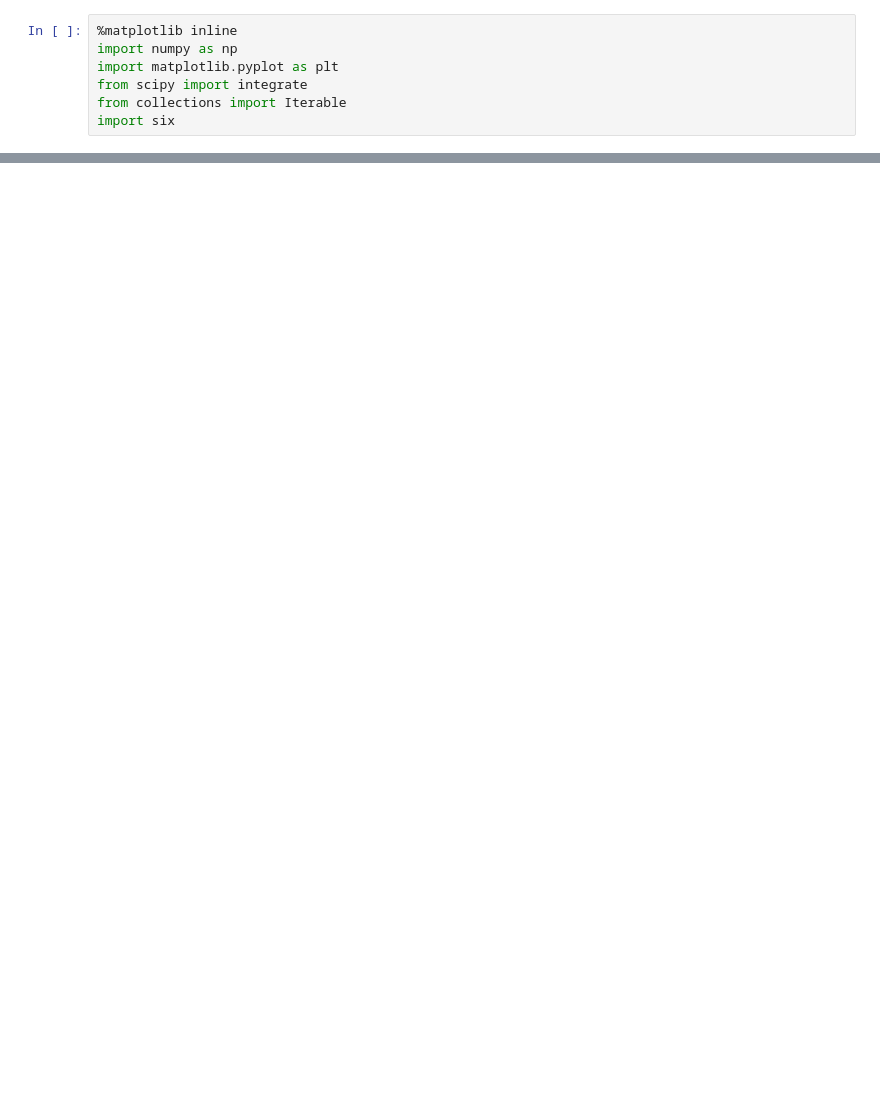
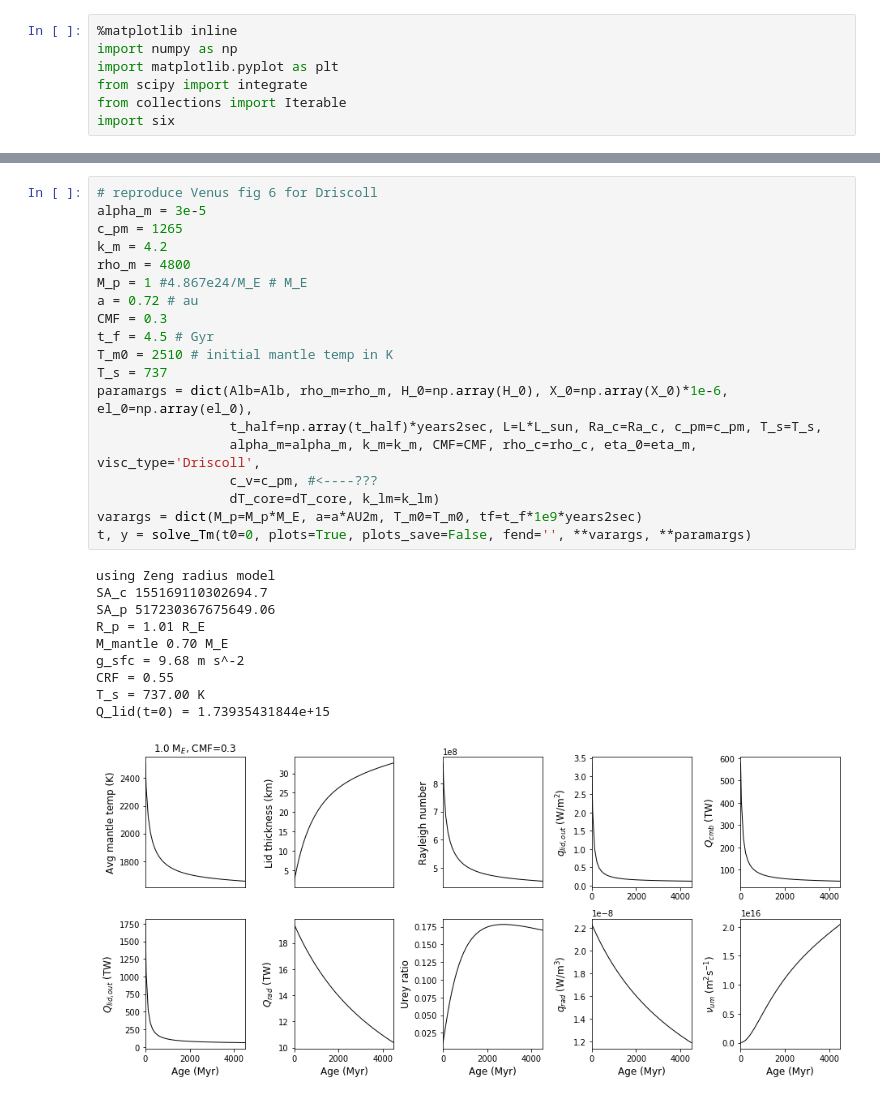
Before and after one commit to clairesworld/exo-top, a Jupyter notebook: thermal_evolution_fast.ipynb, the cells around one changed output, grey strips where cells are left out. Cells and saved outputs as stored; diff of their text form; blank space fills up the shorter version.

```diff
--- a/thermal_evolution_fast.ipynb
+++ b/thermal_evolution_fast.ipynb
@@ -558,0 +397,30 @@ Q_cmb 0.00 TW
+# %%
+# reproduce Venus fig 6 for Driscoll
+alpha_m = 3e-5
+c_pm = 1265
+k_m = 4.2
+rho_m = 4800
+M_p = 1 #4.867e24/M_E # M_E
+a = 0.72 # au
+CMF = 0.3
+t_f = 4.5 # Gyr
+T_m0 = 2510 # initial mantle temp in K
+T_s = 737
+paramargs = dict(Alb=Alb, rho_m=rho_m, H_0=np.array(H_0), X_0=np.array(X_0)*1e-6, el_0=np.array(el_0),
+                 t_half=np.array(t_half)*years2sec, L=L*L_sun, Ra_c=Ra_c, c_pm=c_pm, T_s=T_s,
+                 alpha_m=alpha_m, k_m=k_m, CMF=CMF, rho_c=rho_c, eta_0=eta_m, visc_type='Driscoll',
+                 c_v=c_pm, #<----???
+                 dT_core=dT_core, k_lm=k_lm)
+varargs = dict(M_p=M_p*M_E, a=a*AU2m, T_m0=T_m0, tf=t_f*1e9*years2sec)
+t, y = solve_Tm(t0=0, plots=True, plots_save=False, fend='', **varargs, **paramargs)
+# %% [output]
+using Zeng radius model
+SA_c 155169110302694.7
+SA_p 517230367675649.06
+R_p = 1.01 R_E
+M_mantle 0.70 M_E
+g_sfc = 9.68 m s^-2
+CRF = 0.55
+T_s = 737.00 K
+Q_lid(t=0) = 1.73935431844e+15
+[figure, added]
```
Also changed, not shown: parts of 4 cells of this notebook, 6 other files.
